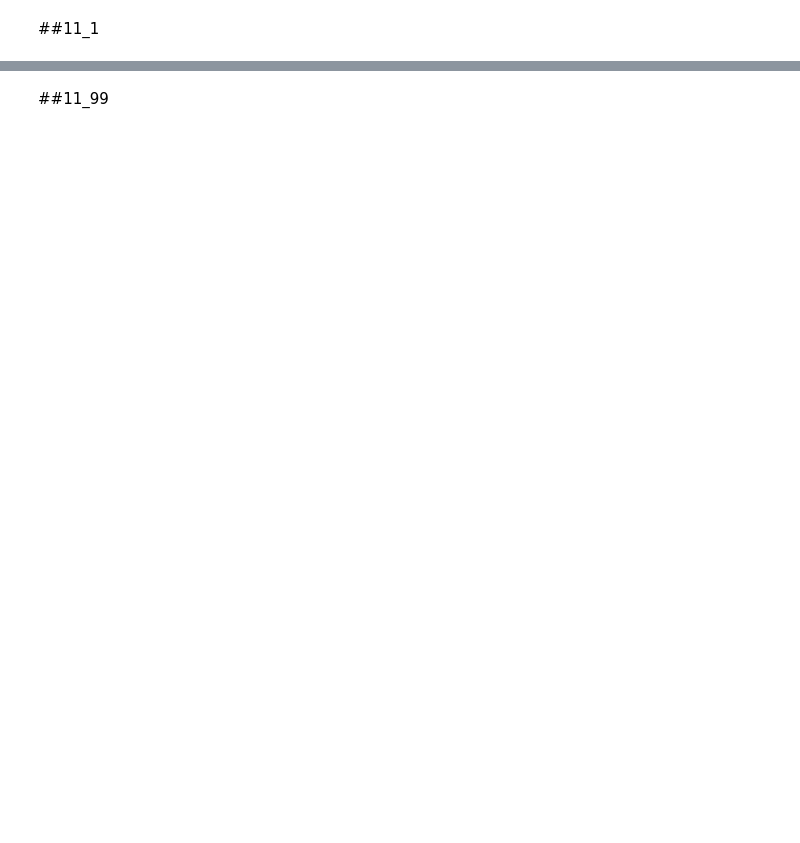
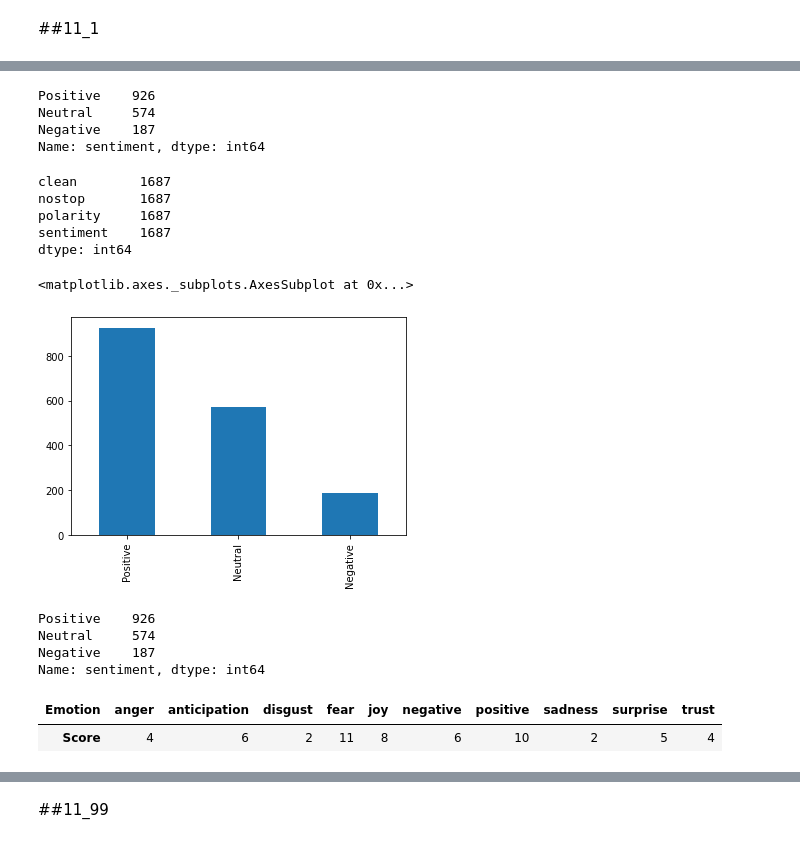
Before and after one commit to itsumiii/itsumiii, a Jupyter notebook: ItsumiNagakura_DASMA51_FinalProject.ipynb, the cells around one changed output, grey strips where cells are left out. Cells and saved outputs as stored; diff of their text form; code cells hidden in the pictures; blank space fills up the shorter version.

```diff
--- a/ItsumiNagakura_DASMA51_FinalProject.ipynb
+++ b/ItsumiNagakura_DASMA51_FinalProject.ipynb
@@ -159,0 +325,8 @@ Nov_1
+# %%
+#create new dataframe with just clean english comments
+
+Nov_1 = Nov_1[Nov_1['language']=='en'].reset_index(drop=True)
+
+N1_clean = pd.DataFrame(Nov_1, columns = ['clean'])
+
+N1_clean.head()
@@ -159,0 +347,16 @@ Nov_1
+# %%
+#tokenize, remove stopwords and lemmatize
+
+wnl = nltk.WordNetLemmatizer()
+
+stopwords = nltk.corpus.stopwords.words('english')
+stopwords.extend(['-',' +', '^', '.', ':',',','"','!',"’","'","[","]","?"]) #remove special characters and most common words that don
+
+def remove_stopwords(line):
+    word_tokens = word_tokenize(line)
+    filtered_sentence = [wnl.lemmatize(w) for w in word_tokens if not w in stopwords]
+    return " ".join(filtered_sentence)
+
+N1_clean['nostop'] = [remove_stopwords(x) for x in N1_clean.clean]
+
+N1_clean.head()
@@ -159,0 +370,6 @@ Nov_1
+# %%
+#find polarity
+
+analyzer = SentimentIntensityAnalyzer()
+
+N1_clean['polarity']=[analyzer.polarity_scores(x)['compound'] for x in N1_clean.nostop]
@@ -159,0 +385,7 @@ Nov_1
+# %%
+N1_clean['sentiment'] = 0
+
+N1_clean['sentiment'][N1_clean.polarity > 0] = "Positive"
+N1_clean['sentiment'][N1_clean.polarity == 0] = "Neutral"
+N1_clean['sentiment'][N1_clean.polarity < 0] = "Negative"
+N1_clean.head()
@@ -159,0 +411,31 @@ Nov_1
+# %%
+N1_clean.sentiment.value_counts()
+# %% [output]
+Positive    926
+Neutral     574
+Negative    187
+Name: sentiment, dtype: int64
+# %%
+N1_clean.count()
+# %% [output]
+clean        1687
+nostop       1687
+polarity     1687
+sentiment    1687
+dtype: int64
+# %%
+#see the balance between pos/neg
+
+N1_clean['sentiment'].value_counts().plot.bar()
+
+#too unbalanced
+# %% [output]
+<matplotlib.axes._subplots.AxesSubplot at 0x...>
+[figure, added]
+# %%
+N1_clean['sentiment'].value_counts()
+# %% [output]
+Positive    926
+Neutral     574
+Negative    187
+Name: sentiment, dtype: int64
@@ -159,0 +554,6 @@ Nov_1
+# %%
+N1_score_transposed = N1_score.T
+N1_score_transposed
+# %% [output]
+| Emotion | anger | anticipation | disgust | fear | joy | negative | positive | sadness | surprise | trust |
+| Score | 4 | 6 | 2 | 11 | 8 | 6 | 10 | 2 | 5 | 4 |
```
Also changed, not shown: parts of 265 cells of this notebook.
